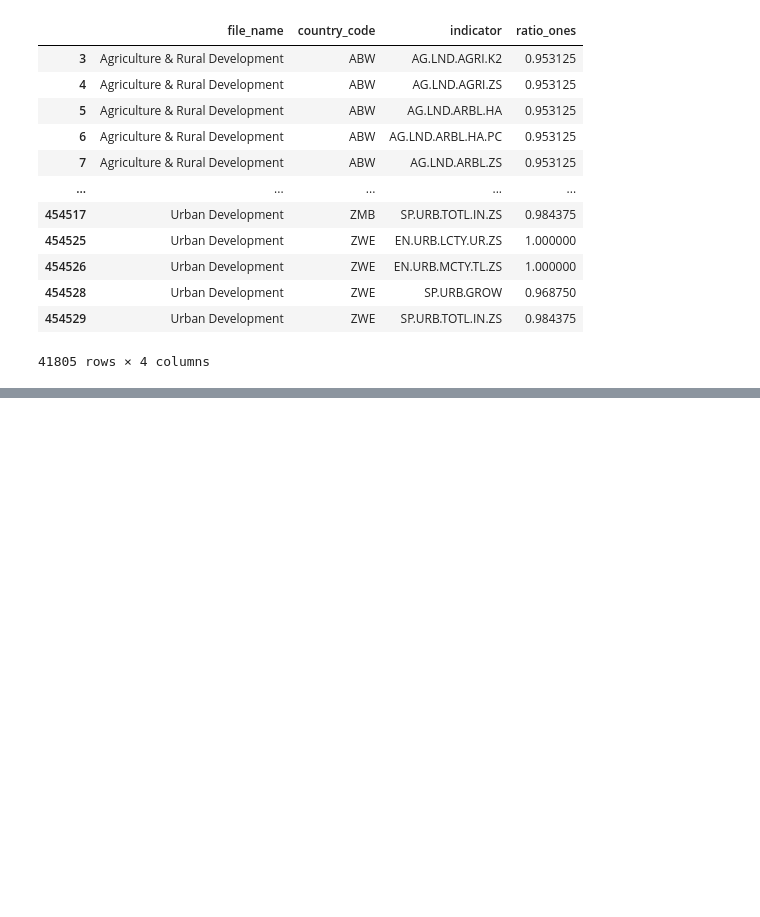
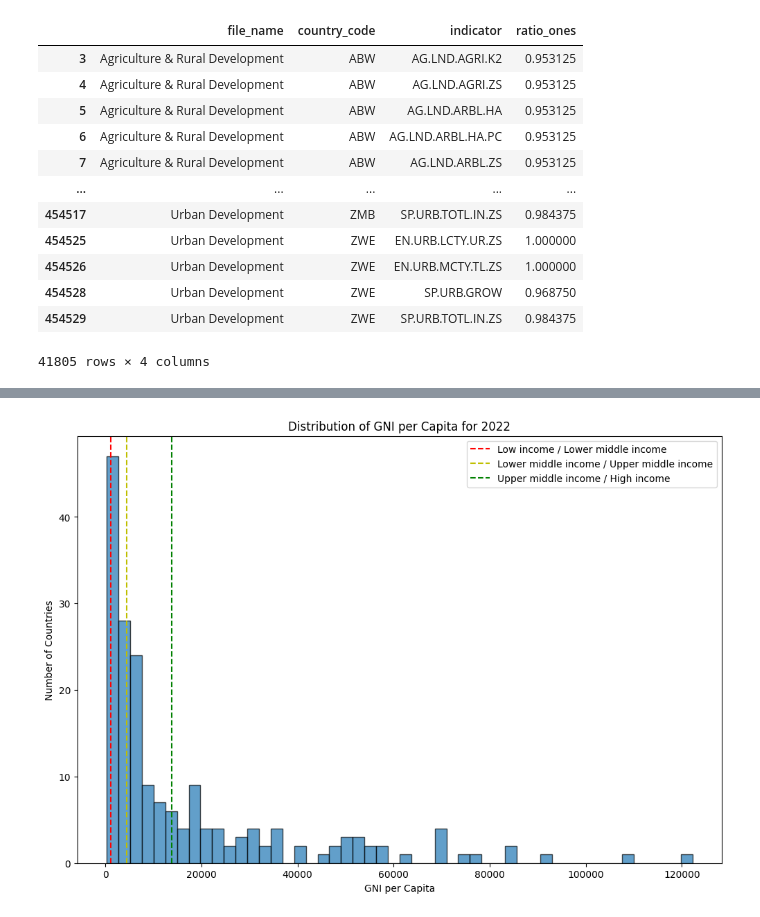
Before and after one commit to mkiszkur/TT1, a Jupyter notebook: 03_eda/EDA_entrega_3.ipynb, the cells around one changed output, grey strips where cells are left out. Drawn from its saved outputs; the diff is of its cells as text; code cells hidden in the pictures; blank space fills up the shorter version.

```diff
--- a/03_eda/EDA_entrega_3.ipynb
+++ b/03_eda/EDA_entrega_3.ipynb
@@ -377,0 +662,26 @@ BokehModel(combine_events=True, render_bundle={'docs_json': {'dc420876-98bd-42b7
+# %%
+import pandas as pd
+
+pop_code = 'SP.POP.TOTL'
+gni_code = 'NY.GNP.MKTP.CD'
+anho_cluster = 2022
+
+# Cargar los datasets
+gni_path = path_data / 'csv' /  f'{gni_code}.csv'
+pop_path = path_data / 'csv' /  f'{pop_code}.csv'
+metadata_path =  path_data / 'metadata_countries.csv'
+
+gni_data = pd.read_csv(gni_path)
+pop_data = pd.read_csv(pop_path)
+metadata = pd.read_csv(metadata_path)
+
+
+# Renombrar las columnas para que sean consistentes
+gni_data.columns = ['Country Name', 'Country Code', 'Year', 'GNI']
+pop_data.columns = ['Country Name', 'Country Code', 'Year', 'Population']
+metadata.columns = ['Country Code', 'Region', 'Income Group', 'special_notes', 'Country Name']
+
+# Unificar los datasets por 'Country Name', 'Country Code', y 'Year'
+merged_data = pd.merge(gni_data, pop_data, on=['Country Name', 'Country Code', 'Year'])
+merged_data = pd.merge(merged_data, metadata, on=['Country Name', 'Country Code'])
+merged_data.head()
@@ -377,0 +743,14 @@ BokehModel(combine_events=True, render_bundle={'docs_json': {'dc420876-98bd-42b7
+# %%
+# Visualización de la distribución del GNI per Capita
+plt.figure(figsize=(12, 8))
+plt.hist(data_2022['gni_index'], bins=50, edgecolor='k', alpha=0.7)
+plt.xlabel('GNI per Capita')
+plt.ylabel('Number of Countries')
+plt.title('Distribution of GNI per Capita for 2022')
+plt.axvline(x=1135, color='r', linestyle='--', label='Low income / Lower middle income')
+plt.axvline(x=4465, color='y', linestyle='--', label='Lower middle income / Upper middle income')
+plt.axvline(x=13845, color='g', linestyle='--', label='Upper middle income / High income')
+plt.legend()
+plt.show()
+# %% [output]
+[figure, added]
```
Also changed, not shown: parts of 53 cells of this notebook, 11 other files.
